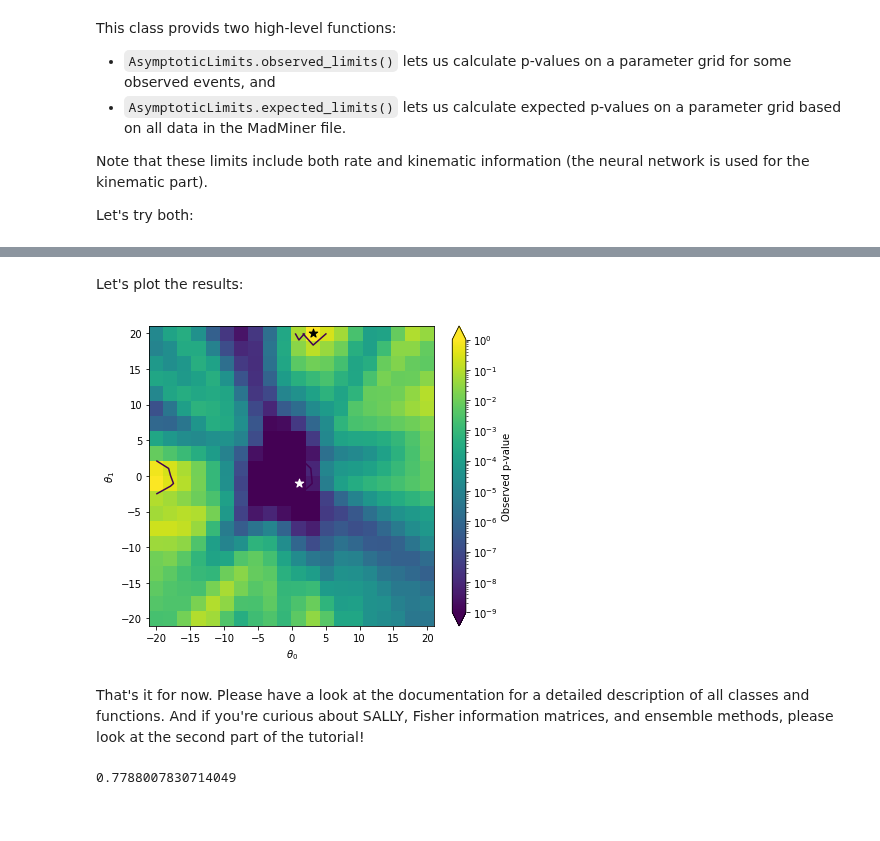
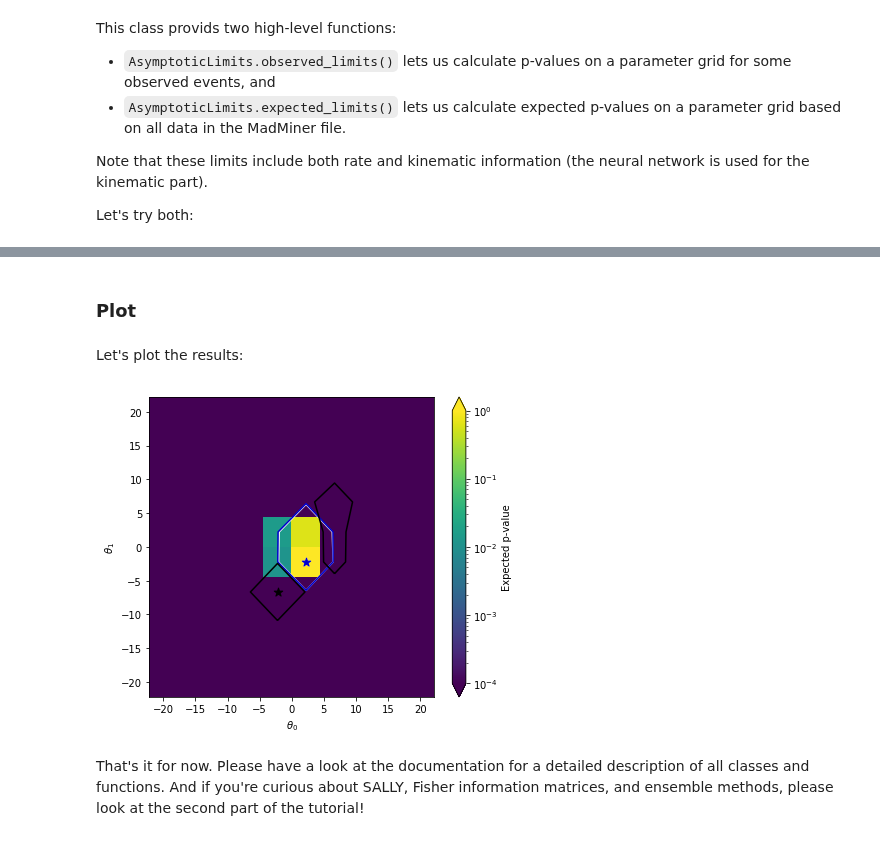
Before and after one commit to madminer-tool/madminer, a Jupyter notebook: examples/tutorial_parton_level/1_from_cards_to_likelihood_ratio.ipynb, the cells around one changed output, grey strips where cells are left out. Drawn from its saved outputs; the diff is of its cells as text; code cells hidden in the pictures.

Commit message:
Fixed rate limits

```diff
--- a/examples/tutorial_parton_level/1_from_cards_to_likelihood_ratio.ipynb
+++ b/examples/tutorial_parton_level/1_from_cards_to_likelihood_ratio.ipynb
@@ -542,3 +572,6 @@ This class provids two high-level functions:
 Note that these limits include both rate and kinematic information (the neural network is used for the kinematic part).
 
 Let's try both:
+# %%
+theta_min, theta_max = -20., 20.
+resolution = 10
@@ -571,13 +692,10 @@ x_observed, _ = sampler.extract_samples_test(
-# %%
-theta_min, theta_max = -20., 20.
-resolution = 20
 # %%
 _, p_values_observed, best_fit_observed = limits.observed_limits(
     x_observed=x_observed,
     theta_ranges=[(theta_min, theta_max), (theta_min, theta_max)],
     mode="ml",
     model_file='models/alices',
-    include_xsec=False,
+    include_xsec=True,
     resolution=resolution,
     luminosity=300000.0,
 )
@@ -602,9 +719,0 @@ _, p_values_observed, best_fit_observed = limits.observed_limits(
-# %%
-theta_grid, p_values_expected, best_fit_expected = limits.expected_limits(
-    theta_true=[0.,0.],
-    theta_ranges=[(theta_min, theta_max), (theta_min, theta_max)],
-    model_file='models/alices',
-    include_xsec=False,
-    resolution=resolution,
-    luminosity=300000.0
-)
@@ -629,3 +720,5 @@ theta_grid, p_values_expected, best_fit_expected = limits.expected_limits(
+# %% [markdown]
+### Plot
 # %% [markdown]
 Let's plot the results:
 # %%
@@ -636,40 +729,51 @@ centers = np.linspace(theta_min, theta_max, resolution)
 fig = plt.figure(figsize=(6,5))
 ax = plt.gca()
 
-cmin, cmax = 1.e-9, 1.
+cmin, cmax = 1.e-4, 1.
 
 pcm = ax.pcolormesh(
-    edges, edges, p_values_observed.reshape((resolution, resolution)),
+    edges, edges, p_values_expected.reshape((resolution, resolution)),
     norm=matplotlib.colors.LogNorm(vmin=cmin, vmax=cmax),
     cmap='viridis'
 )
 cbar = fig.colorbar(pcm, ax=ax, extend='both')
+
 plt.contour(
     centers, centers, p_values_expected.reshape((resolution, resolution)),
-    levels=[0.32],
-    ls='-', color='white'
+    levels=[0.05],
+    linestyles='-', colors='white'
+)
+plt.contour(
+    centers, centers, p_values_expected_xsec.reshape((resolution, resolution)),
+    levels=[0.05],
+    linestyles='-', colors='mediumblue'
 )
 plt.contour(
     centers, centers, p_values_observed.reshape((resolution, resolution)),
-    levels=[0.32],
-    ls='-', color='black'
+    levels=[0.05],
+    linestyles='-', colors='black'
 )
+
 plt.scatter(
     theta_grid[best_fit_expected][0], theta_grid[best_fit_expected][1],
     s=80., color='white', marker='*'
+)
+plt.scatter(
+    theta_grid[best_fit_expected_xsec][0], theta_grid[best_fit_expected_xsec][1],
+    s=80., color='mediumblue', marker='*'
 )
 plt.scatter(
     theta_grid[best_fit_observed][0], theta_grid[best_fit_observed][1],
     s=80., color='black', marker='*'
 )
 
 plt.xlabel(r'$\theta_0$')
 plt.ylabel(r'$\theta_1$')
-cbar.set_label('Observed p-value')
+cbar.set_label('Expected p-value')
 
 plt.tight_layout()
 plt.show()
 # %% [output]
-[figure, old version]
+[figure, new version]
 # %% [markdown]
 That's it for now. Please have a look at the documentation for a detailed description of all classes and functions. And if you're curious about SALLY, Fisher information matrices, and ensemble methods, please look at the second part of the tutorial!
@@ -681,4 +779,0 @@ def asymptotic_p_value(q):
-# %%
-asymptotic_p_value(0.5)
-# %% [output]
-0.7788007830714049
```
Also changed, not shown: parts of 11 cells of this notebook, 1 other file.
